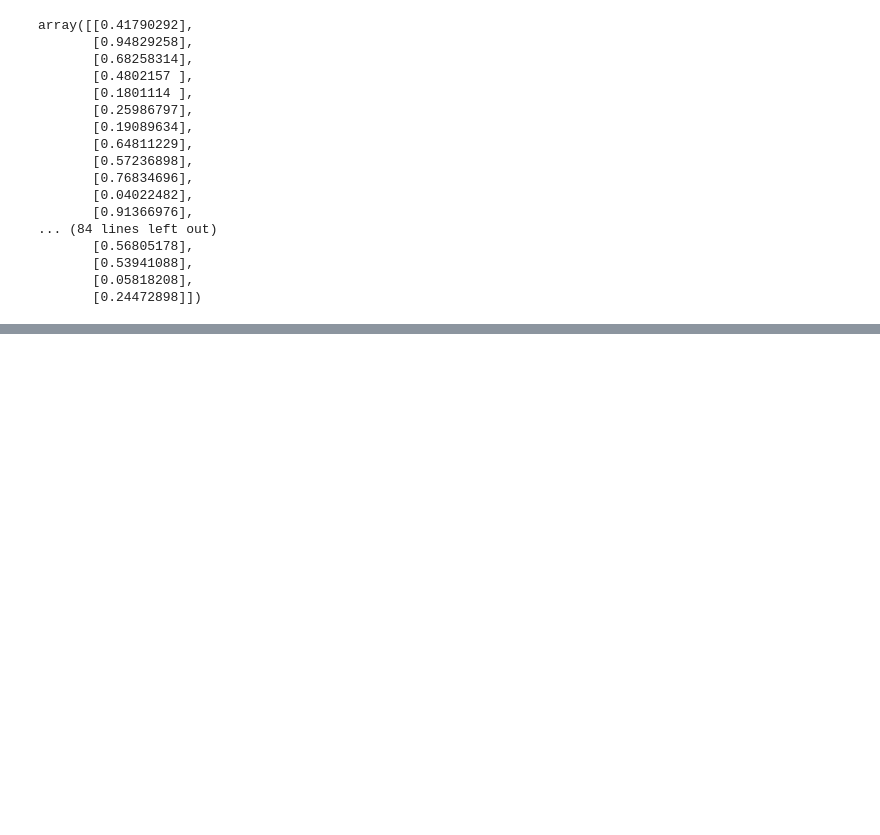
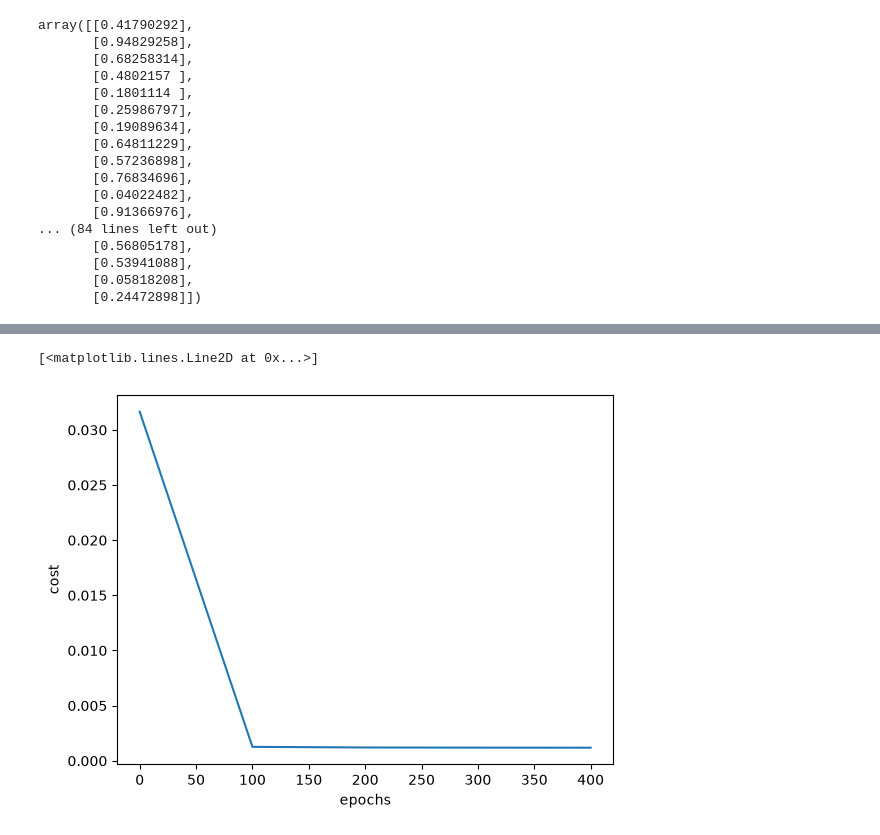
Before and after one commit to boogey004/Deep-Learning, a Jupyter notebook: Gradient Descent/StocasticGD.ipynb, the cells around one changed output, grey strips where cells are left out. Drawn from its saved outputs; the diff is of its cells as text; code cells hidden in the pictures; blank space fills up the shorter version.

```diff
--- a/Gradient Descent/StocasticGD.ipynb
+++ b/Gradient Descent/StocasticGD.ipynb
@@ -97,0 +168,7 @@ def batch_gradient_descent(X, y_true, epochs, learning_rate=0.01):
+# %%
+plt.xlabel("epochs")
+plt.ylabel("cost")
+plt.plot(epochs_list_sgd, cost_list_sgd)
+# %% [output]
+[<matplotlib.lines.Line2D at 0x...>]
+[figure, added]
```
Also changed, not shown: parts of 8 cells of this notebook.
